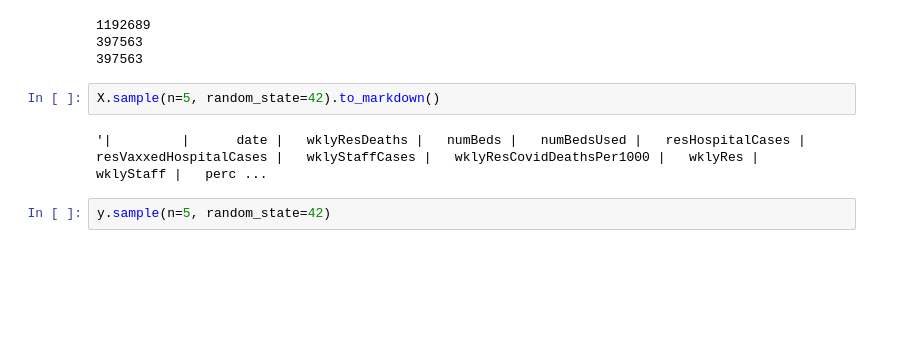
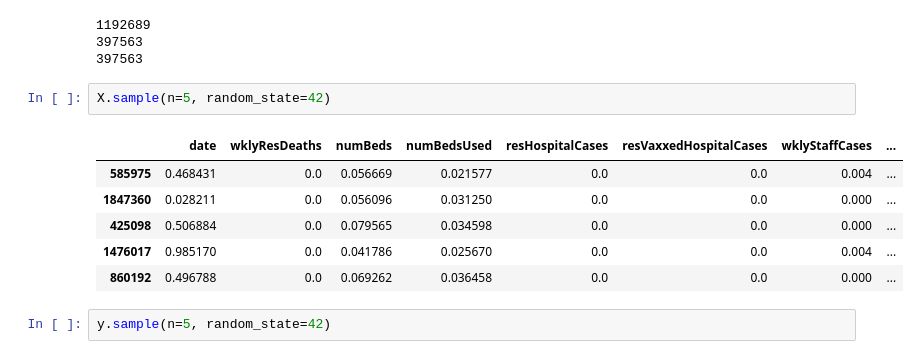
Before and after one commit to Preellis/151A-Nursing-Homes, a Jupyter notebook: main.ipynb, the cells around one changed output. Cells and saved outputs as stored; diff of their text form; blank space fills up the shorter version.

```diff
--- a/main.ipynb
+++ b/main.ipynb
@@ -308,9 +308,14 @@ print(len(X_test))
 397563
 397563
 # %%
-X.sample(n=5, random_state=42).to_markdown()
+X.sample(n=5, random_state=42)
 # %% [output]
-'|         |      date |   wklyResDeaths |   numBeds |   numBedsUsed |   resHospitalCases |   resVaxxedHospitalCases |   wklyStaffCases |   wklyResCovidDeathsPer1000 |   wklyRes |   wklyStaff |   perc ...
+|  | date | wklyResDeaths | numBeds | numBedsUsed | resHospitalCases | resVaxxedHospitalCases | wklyStaffCases | ... |
+| 585975 | 0.468431 | 0.0 | 0.056669 | 0.021577 | 0.0 | 0.0 | 0.004 | ... |
+| 1847360 | 0.028211 | 0.0 | 0.056096 | 0.031250 | 0.0 | 0.0 | 0.000 | ... |
+| 425098 | 0.506884 | 0.0 | 0.079565 | 0.034598 | 0.0 | 0.0 | 0.000 | ... |
+| 1476017 | 0.985170 | 0.0 | 0.041786 | 0.025670 | 0.0 | 0.0 | 0.004 | ... |
+| 860192 | 0.496788 | 0.0 | 0.069262 | 0.036458 | 0.0 | 0.0 | 0.000 | ... |
 # %%
 y.sample(n=5, random_state=42)
 # %% [output]
```
